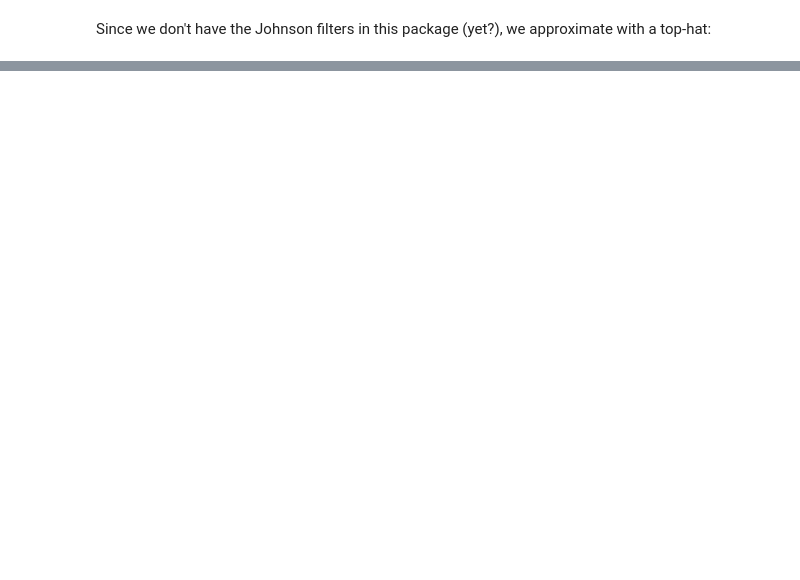
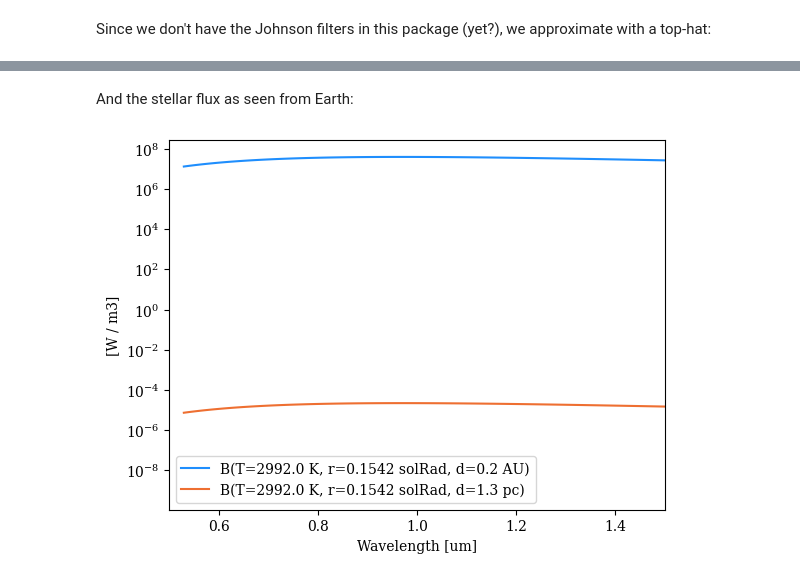
Before and after one commit to joseph-long/doodads, a Jupyter notebook: notebooks/Using the solar system surface brightness spectra.ipynb, the cells around one changed output, grey strips where cells are left out. Saved outputs shown, nothing was run; the diff lists cells and outputs as text; code cells hidden in the pictures; blank space fills up the shorter version.

Commit message:
temp

```diff
--- a/notebooks/Using the solar system surface brightness spectra.ipynb
+++ b/notebooks/Using the solar system surface brightness spectra.ipynb
@@ -69,0 +90,3 @@ This rough approximation is consistent with [Table 4 of Mallama & Hilton](https:
+# %%
+jupiter_reflectance = dd.JUPITER_SURFBRIGHT.divide(sun_at_jupiter)
+jupiter_reflectance
@@ -69,0 +98,4 @@ This rough approximation is consistent with [Table 4 of Mallama & Hilton](https:
+# %%
+star_dist = 1.3 * u.pc
+star_radius = 0.1542 * u.Rsun
+star_temp = 2992 * u.K
@@ -69,0 +104,4 @@ This rough approximation is consistent with [Table 4 of Mallama & Hilton](https:
+# %%
+planet_mass = 1 * u.Mjup
+planet_star_dist = 0.2 * u.au
+planet_radius = 1 * u.Rjup
@@ -69,0 +110,3 @@ This rough approximation is consistent with [Table 4 of Mallama & Hilton](https:
+# %%
+star_blackbody_at_planet = dd.Blackbody(star_temp, star_radius, planet_star_dist, wavelengths=jupiter_reflectance.wavelengths)
+star_blackbody_at_planet.display(begin=0.5*u.um, end=1.5*u.um)
@@ -69,0 +116,10 @@ This rough approximation is consistent with [Table 4 of Mallama & Hilton](https:
+# %% [markdown]
+And the stellar flux as seen from Earth:
+# %%
+star_blackbody = dd.Blackbody(star_temp, star_radius, star_dist, wavelengths=jupiter_reflectance.wavelengths)
+
+fig, ax = plt.subplots()
+for spectrum in [star_blackbody_at_planet, star_blackbody]:
+    spectrum.display(begin=0.5*u.um, end=1.5*u.um)
+# %% [output]
+[figure, added]
```
Also changed, not shown: parts of 17 cells of this notebook, 18 other files.
